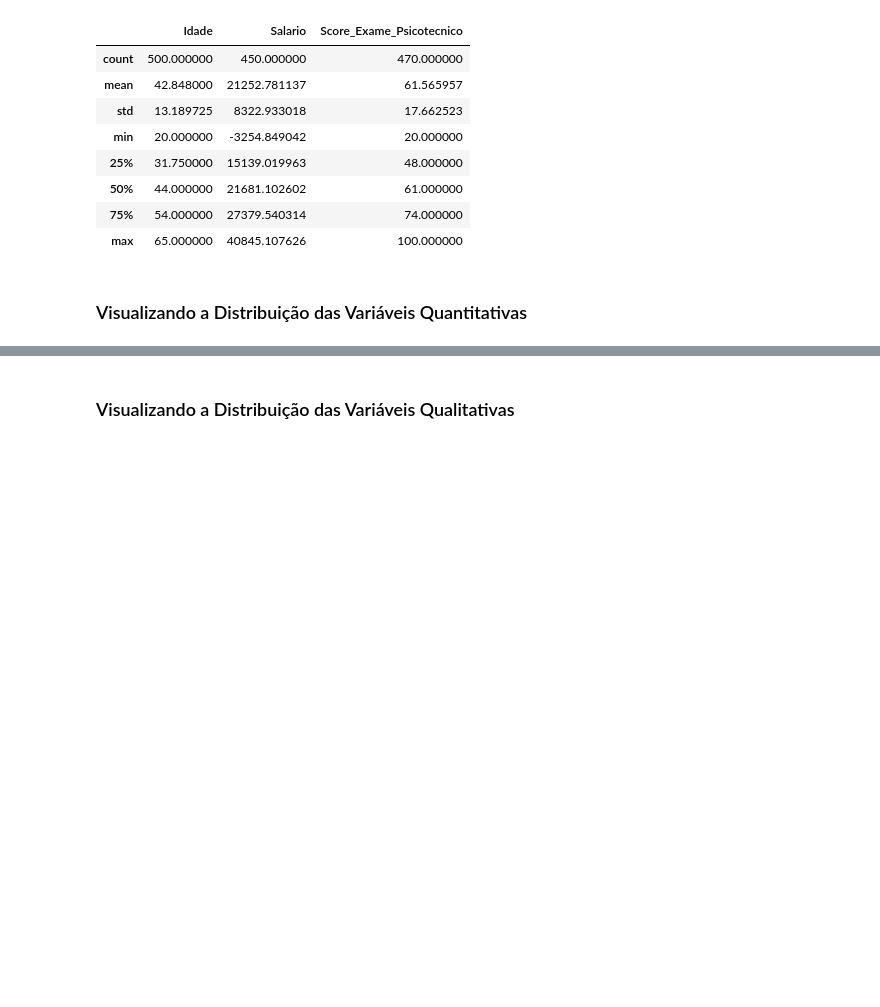
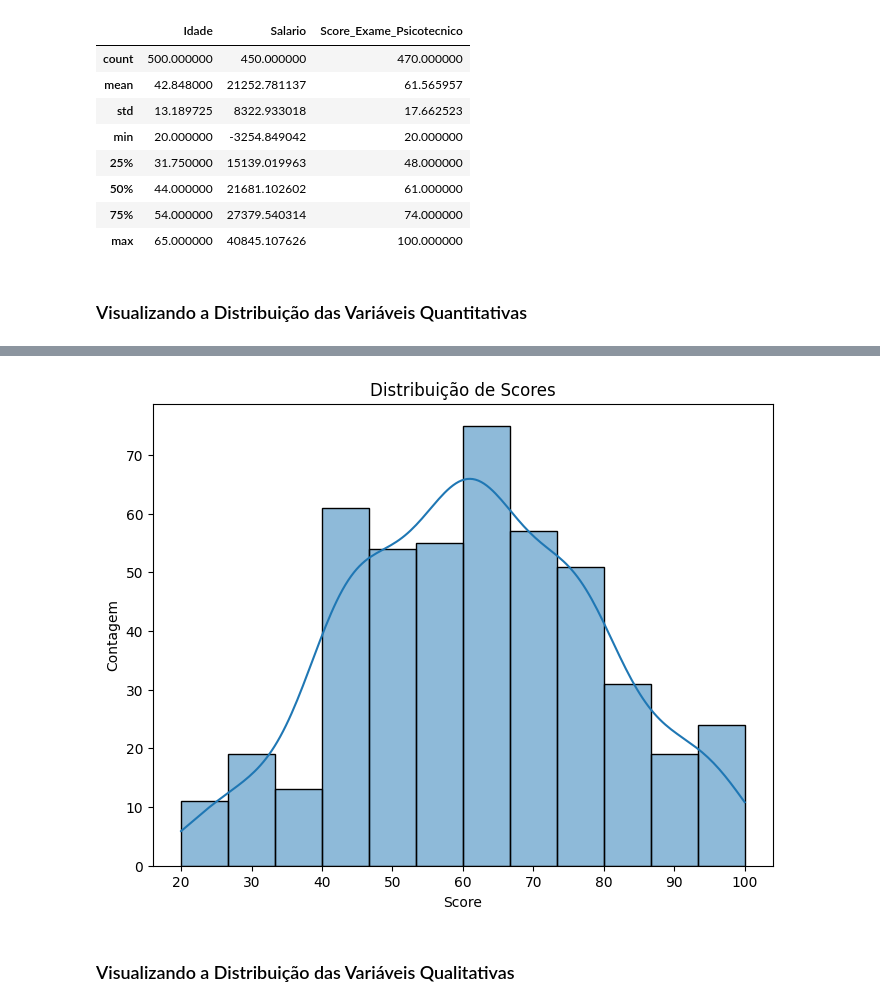
Before and after one commit to clenio77/my-data-analyst, a Jupyter notebook: Capitulo04/DSA-Projeto2.ipynb, the cells around one changed output, grey strips where cells are left out. Saved outputs shown, nothing was run; the diff lists cells and outputs as text; code cells hidden in the pictures; blank space fills up the shorter version.

```diff
--- a/Capitulo04/DSA-Projeto2.ipynb
+++ b/Capitulo04/DSA-Projeto2.ipynb
@@ -137,11 +154,13 @@ plt.show()
 # %%
 # Distribuição de Scores
 plt.figure(figsize = (8, 6))
-sns.histplot(df_dsa['Score_Exame_Psicotecnico'], kde = True)
+sns.histplot(df['Score_Exame_Psicotecnico'], kde = True)
 plt.title('Distribuição de Scores')
 plt.xlabel('Score')
 plt.ylabel('Contagem')
 plt.show()
+# %% [output]
+[figure, added]
 # %% [markdown]
 ### Visualizando a Distribuição das Variáveis Qualitativas
 # %%
```
Also changed, not shown: parts of 27 cells of this notebook.
